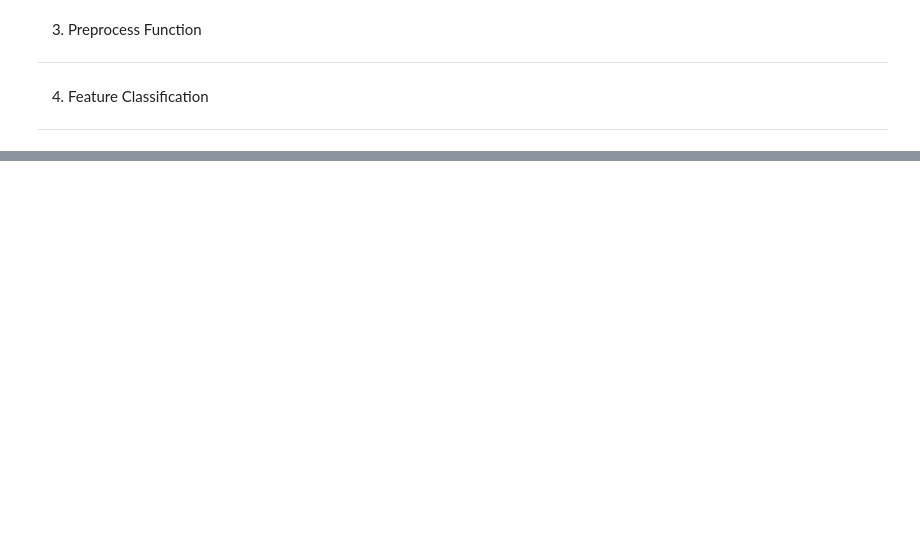
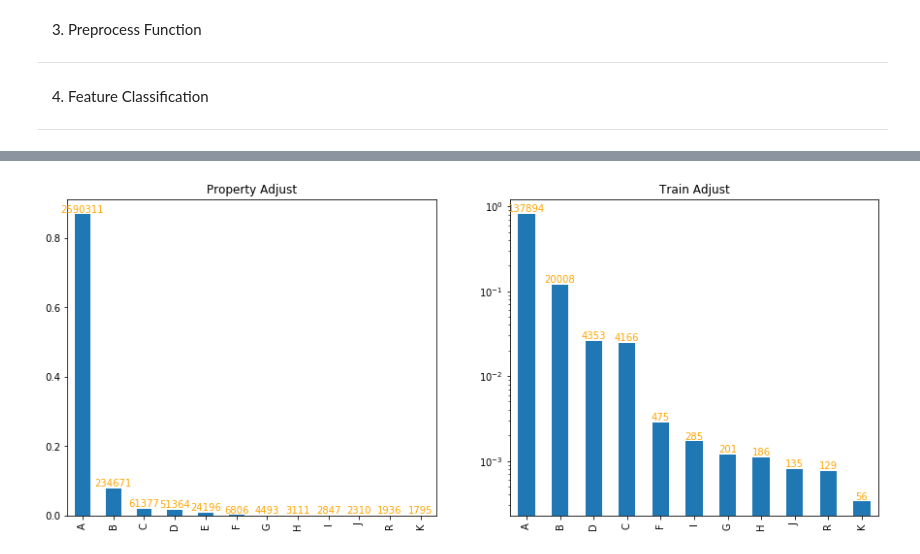
Before and after one commit to aeloyq/BerkeleyRemoteLab, a Jupyter notebook: Zillow/DataPreprocess.ipynb, the cells around one changed output, grey strips where cells are left out. Saved outputs shown, nothing was run; the diff lists cells and outputs as text; code cells hidden in the pictures; blank space fills up the shorter version.

```diff
--- a/Zillow/DataPreprocess.ipynb
+++ b/Zillow/DataPreprocess.ipynb
@@ -634,3 +340,0 @@ for f in numerical_features:
-# %%
-for f in segment_features:
-    imputefullsets[f]=preprocess_pipeline[f](imputefullsets[f])
@@ -685,0 +341,8 @@ data_norm.to_csv('./Data/prop_norm.csv')
+# %%
+features2impute_mode=['bathroomcnt', 'bedroomcnt', 'calculatedbathnbr', 'fips', 'fullbathcnt', 'propertycountylandusecode', 'propertylandusetypeid','rawcensustractandblock', 'regionidcity', 'regionidcounty', 'regionidzip', 'roomcnt', 'yearbuilt', 'assessmentyear', 'censustractandblock']
+features2impute_median=['calculatedfinishedsquarefeet', 'finishedsquarefeet12', 'latitude', 'longitude', 'structuretaxvaluedollarcnt', 'taxvaluedollarcnt', 'landtaxvaluedollarcnt', 'taxamount', 'lotsizesquarefeet']
+features2impute_ml=['buildingqualitytypeid', 'heatingorsystemtypeid', 'unitcnt']
+category_features=['airconditioningtypeid', 'architecturalstyletypeid', 'buildingclasstypeid', 'buildingqualitytypeid', 'decktypeid', 'fips', 'hashottuborspa', 'heatingorsystemtypeid', 'poolcnt', 'pooltypeid10', 'pooltypeid2', 'pooltypeid7', 'propertylandusetypeid', 'regionidcounty', 'storytypeid', 'threequarterbathnbr', 'typeconstructiontypeid', 'numberofstories', 'fireplaceflag', 'taxdelinquencyflag']
+numerical_features=['bathroomcnt', 'bedroomcnt', 'calculatedbathnbr', 'calculatedfinishedsquarefeet', 'finishedsquarefeet12', 'fullbathcnt', 'lotsizesquarefeet', 'roomcnt', 'unitcnt', 'structuretaxvaluedollarcnt', 'taxvaluedollarcnt', 'landtaxvaluedollarcnt', 'taxamount']
+segment_features=['basementsqft', 'finishedfloor1squarefeet', 'finishedsquarefeet13', 'finishedsquarefeet15', 'finishedsquarefeet50', 'finishedsquarefeet6', 'fireplacecnt', 'garagecarcnt', 'garagetotalsqft', 'poolsizesum', 'yardbuildingsqft17', 'yardbuildingsqft26']
+special=['latitude', 'longitude', 'propertycountylandusecode', 'propertyzoningdesc', 'rawcensustractandblock', 'regionidcity', 'regionidneighborhood', 'regionidzip', 'yearbuilt', 'assessmentyear', 'taxdelinquencyyear', 'censustractandblock']
@@ -685,0 +352,6 @@ data_norm.to_csv('./Data/prop_norm.csv')
+# %%
+for f in features2impute_median:
+    properties[f]=properties[f].fillna(properties[f].median())
+# %%
+for f in features2impute_mode:
+    properties[f]=properties[f].fillna(properties[f].mode().tolist()[0])
@@ -685,0 +364,64 @@ data_norm.to_csv('./Data/prop_norm.csv')
+# %%
+f='propertyzoningdesc'
+def c(x):
+    l=''
+    x=str(x)
+    for i in x:
+        if i.isalpha():
+            l=l+i
+        else:
+            break
+    if l=='':
+        l='empty'
+    return l
+cat_process(properties,f,top_percent=0.5,custom=c)
+properties[f]=preprocess_pipeline[f](properties[f])
+
+f='propertycountylandusecode'
+def c(x):
+    l=''
+    x=str(x)
+    for i in x:
+        if i.isalpha():
+            l=l+i
+    if l=='':
+        l='empty'
+    return l
+cat_process(properties,f,top_percent=0.999,custom=c)
+properties[f]=preprocess_pipeline[f](properties[f])
+
+f='regionidneighborhood'
+def c(x):
+    x=str(int(x))
+    return str(len(x))+x[0]
+cat_process(properties,f,custom=c)
+properties[f]=preprocess_pipeline[f](properties[f])
+
+f='regionidcity'
+def c(x):
+    x=str(int(x))
+    return str(len(x))+x[0]
+cat_process(properties,f,custom=c)
+properties[f]=preprocess_pipeline[f](properties[f])
+
+f='regionidzip'
+def c(x):
+    x=str(int(x))
+    return str(len(str(x)))+str(x)[:2]
+cat_process(properties,f,custom=c)
+properties[f]=preprocess_pipeline[f](properties[f])
+
+f='rawcensustractandblock'
+def c(x):
+    x=str(int(x))
+    return str(x)[2:5]
+cat_process(properties,f,custom=c)
+properties[f]=preprocess_pipeline[f](properties[f])
+
+f='censustractandblock'
+def c(x):
+    x=str(int(x))
+    return str(x)[:5]
+cat_process(properties,f,custom=c)
+properties[f]=preprocess_pipeline[f](properties[f])
+# %% [output]
@@ -685,0 +436 @@ data_norm.to_csv('./Data/prop_norm.csv')
+[figure, added]
```
Also changed, not shown: parts of 127 cells of this notebook, 22 other files.
